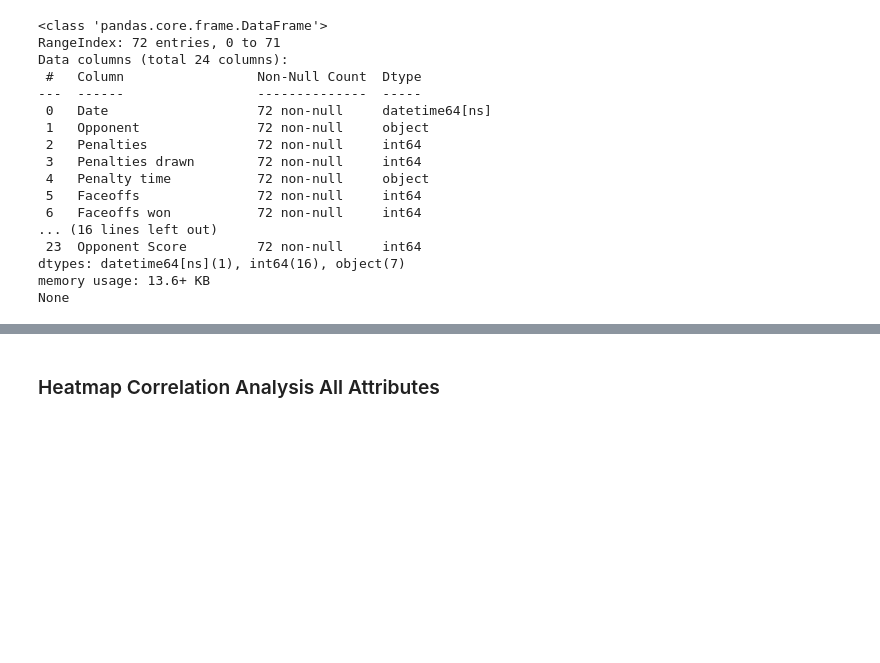
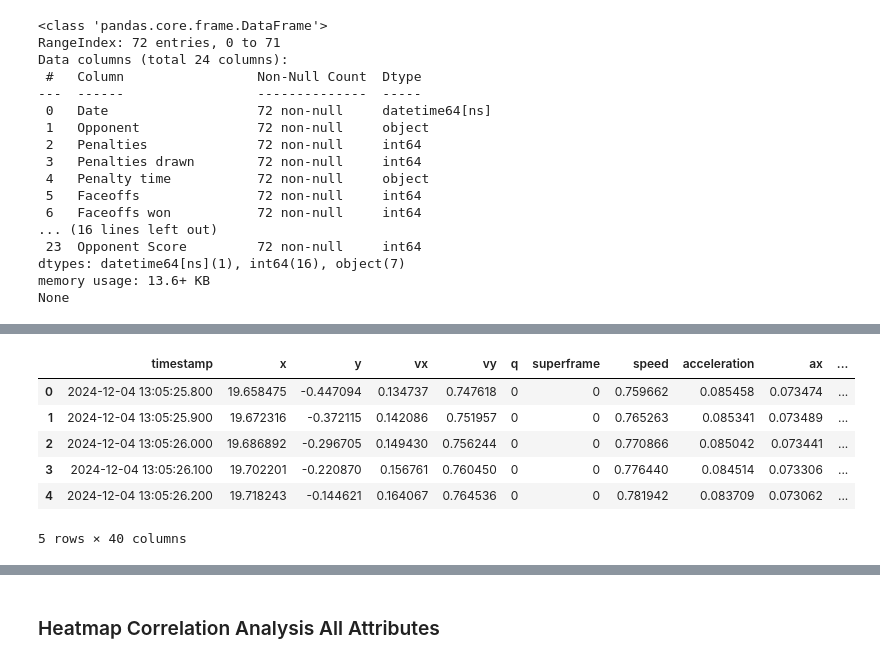
Before and after one commit to sarahsetiawan/Hood-Hockey, a Jupyter notebook: DataAnalysis/Analysis_Predictive.ipynb, the cells around one changed output, grey strips where cells are left out. Saved outputs shown, nothing was run; the diff lists cells and outputs as text; code cells hidden in the pictures; blank space fills up the shorter version.

```diff
--- a/DataAnalysis/Analysis_Predictive.ipynb
+++ b/DataAnalysis/Analysis_Predictive.ipynb
@@ -588,0 +637,14 @@ None
+# %%
+# Convert the 'timestamp' column to datetime
+drive['timestamp'] = pd.to_datetime(drive['timestamp'], unit='ms')
+
+# Display the updated DataFrame
+display(drive.head())
+# %% [output]
+|  | timestamp | x | y | vx | vy | q | superframe | speed | acceleration | ax | ... |
+| 0 | 2024-12-04 13:05:25.800 | 19.658475 | -0.447094 | 0.134737 | 0.747618 | 0 | 0 | 0.759662 | 0.085458 | 0.073474 | ... |
+| 1 | 2024-12-04 13:05:25.900 | 19.672316 | -0.372115 | 0.142086 | 0.751957 | 0 | 0 | 0.765263 | 0.085341 | 0.073489 | ... |
+| 2 | 2024-12-04 13:05:26.000 | 19.686892 | -0.296705 | 0.149430 | 0.756244 | 0 | 0 | 0.770866 | 0.085042 | 0.073441 | ... |
+| 3 | 2024-12-04 13:05:26.100 | 19.702201 | -0.220870 | 0.156761 | 0.760450 | 0 | 0 | 0.776440 | 0.084514 | 0.073306 | ... |
+| 4 | 2024-12-04 13:05:26.200 | 19.718243 | -0.144621 | 0.164067 | 0.764536 | 0 | 0 | 0.781942 | 0.083709 | 0.073062 | ... |
+5 rows × 40 columns
```
Also changed, not shown: parts of 13 cells of this notebook.
